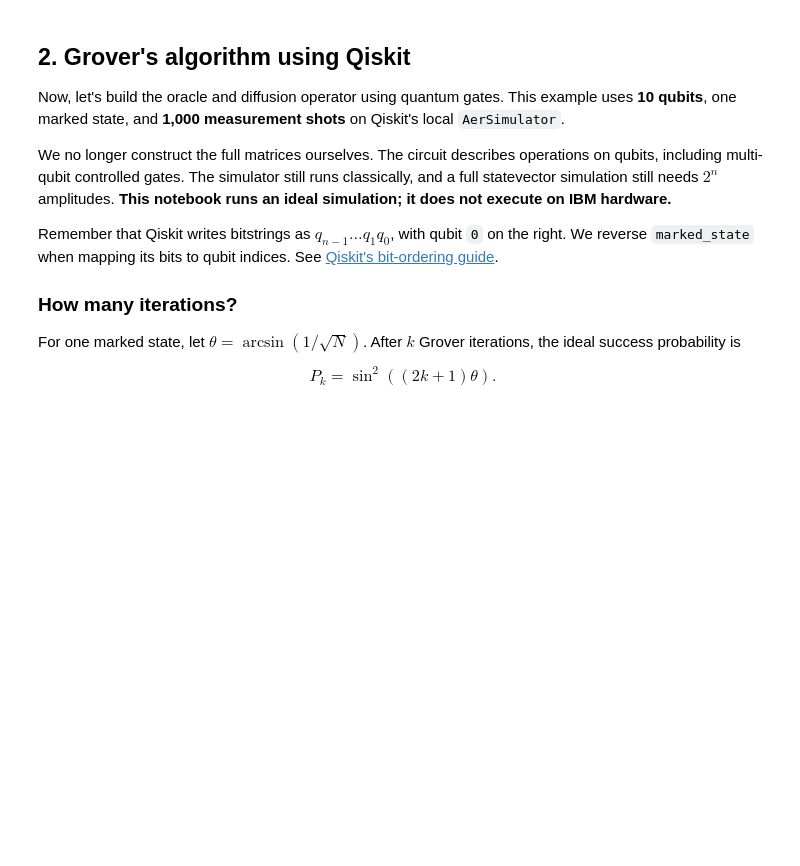
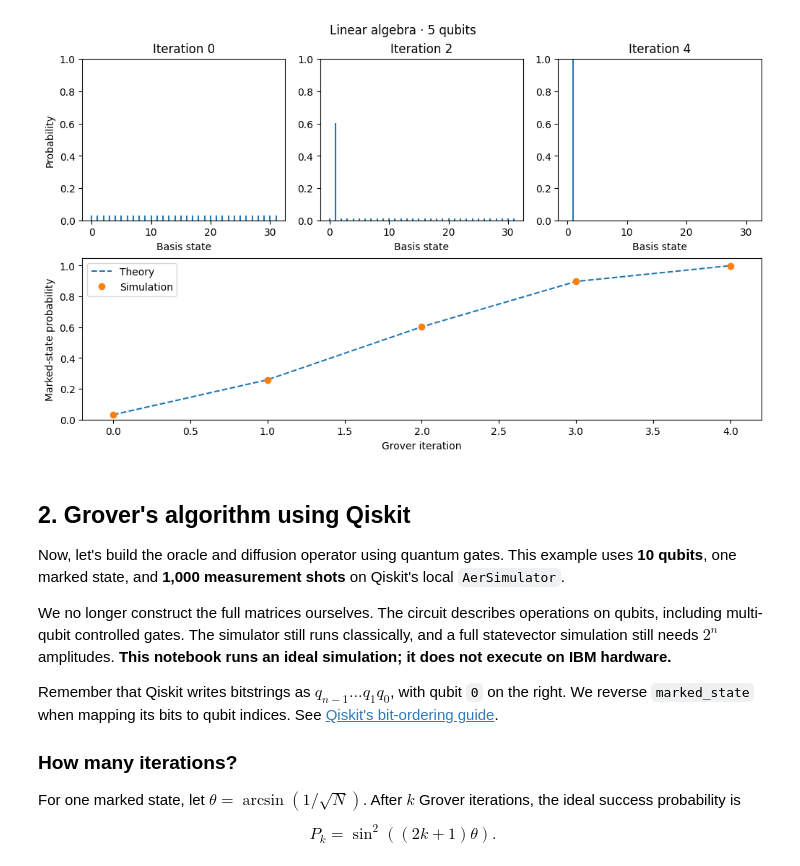
Before and after one commit to abdelrahmanseed/grover_algorithm, a Jupyter notebook: grover_algorithm_basic.ipynb, the cells around one changed output. Drawn from its saved outputs; the diff is of its cells as text; code cells hidden in the pictures; blank space fills up the shorter version.

Commit message:
plotting

```diff
--- a/grover_algorithm_basic.ipynb
+++ b/grover_algorithm_basic.ipynb
@@ -88,8 +88,10 @@ D = diffusion_transformation(R, H_matrix, num_qubits)
 
 grover_iteration = 4
 psi_vector =  uniform_initial_distribution
+# Save the initial PMF, then one PMF after each complete Grover iteration.
+dense_probability_history = [np.abs(psi_vector)**2]
 
 for _ in range(grover_iteration):
     psi_vector = oracle(psi_vector, desired_state_idx)
     psi_vector = D.dot(psi_vector)
-    print(psi_vector) # amplitudes after one oracle + diffusion step
+    dense_probability_history.append(np.abs(psi_vector)**2)
@@ -114,3 +104,47 @@ for _ in range(grover_iteration):
+# %%
+def plot_probability_evolution(probability_history, marked_index, title):
+    probabilities = np.asarray(probability_history)
+    iterations = np.arange(len(probabilities))
+    num_states = probabilities.shape[1]
+    snapshots = [0, len(iterations) // 2, len(iterations) - 1]
+
+    fig = plt.figure(figsize=(10, 6), layout="constrained")
+    grid = fig.add_gridspec(2, 3)
+    fig.suptitle(title)
+
+    for panel, step in enumerate(snapshots):
+        ax = fig.add_subplot(grid[0, panel])
+        ax.vlines(np.arange(num_states), 0, probabilities[step])
+        ax.set(
+            title=f"Iteration {step}",
+            xlabel="Basis state",
+            ylim=(0, 1),
+        )
+        if panel == 0:
+            ax.set_ylabel("Probability")
+
+    ax = fig.add_subplot(grid[1, :])
+    theta = np.arcsin(1 / np.sqrt(num_states))
+    theory = np.sin((2 * iterations + 1) * theta) ** 2
+
+    ax.plot(iterations, theory, "--", label="Theory")
+    ax.plot(iterations, probabilities[:, marked_index], "o", label="Simulation")
+    ax.set(
+        xlabel="Grover iteration",
+        ylabel="Marked-state probability",
+        ylim=(0, 1.05),
+    )
+    ax.legend()
+    plt.show()
+
+
+plot_probability_evolution(
+    dense_probability_history,
+    desired_state_idx,
+    "Linear algebra · 5 qubits",
+)
+# %% [output]
+[figure, added]
 # %% [markdown]
 ## 2. Grover's algorithm using Qiskit
 
```
Also changed, not shown: parts of 7 cells of this notebook, 1 other file.
